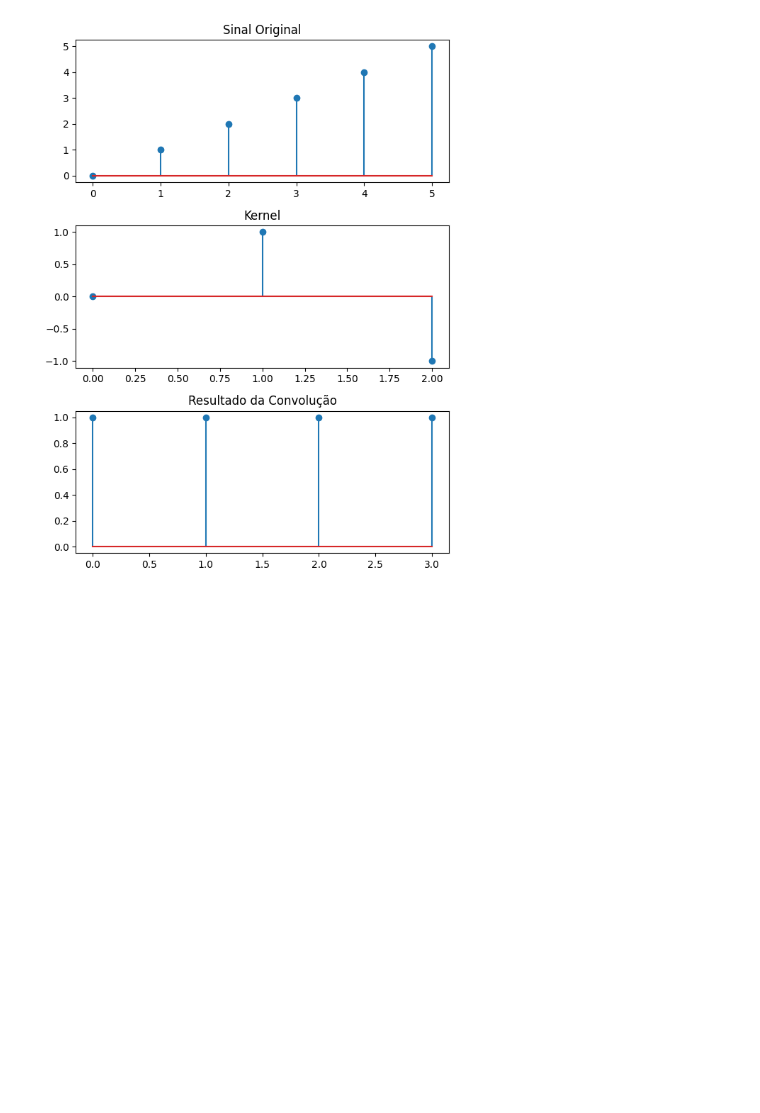
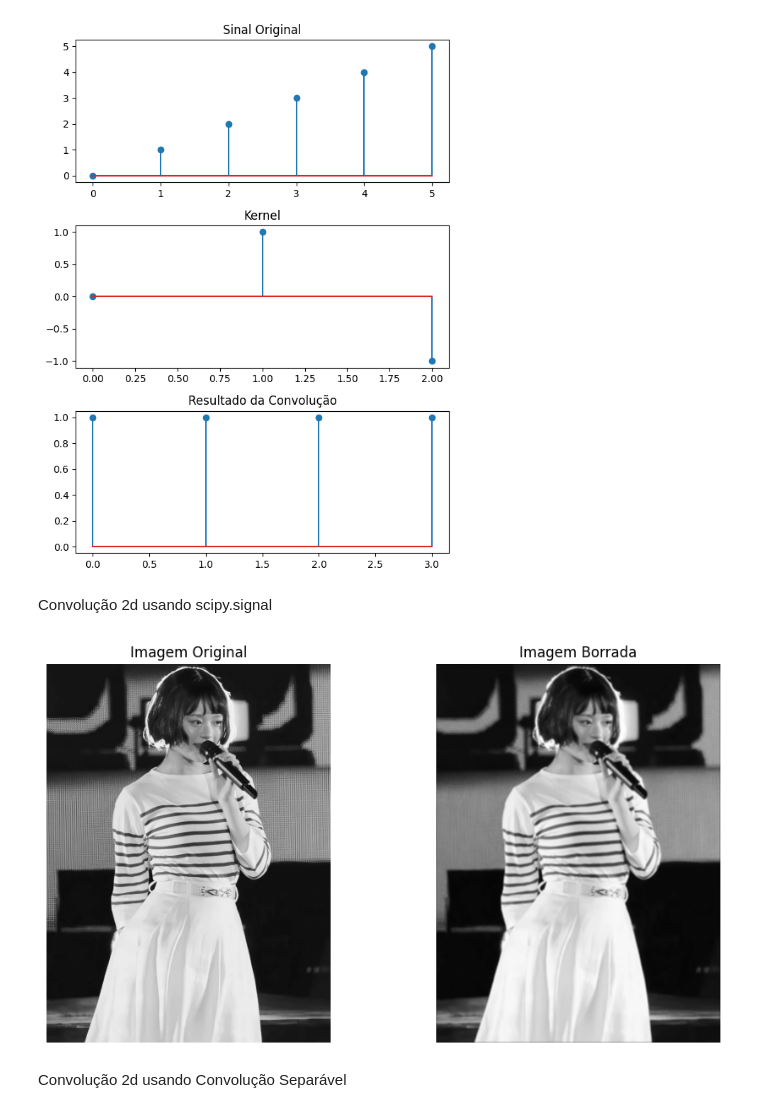
Before and after one commit to ezequiel14carvalho/modelin-and-simulation, a Jupyter notebook: Exercício-Programa 5/EP05__Modelos_Discretosipynb.ipynb, the cells around one changed output. Saved outputs shown, nothing was run; the diff lists cells and outputs as text; code cells hidden in the pictures; blank space fills up the shorter version.

Commit message:
convolução
fiz a 1d e a 2d, mas falta a convolção separável

```diff
--- a/Exercício-Programa 5/EP05__Modelos_Discretosipynb.ipynb
+++ b/Exercício-Programa 5/EP05__Modelos_Discretosipynb.ipynb
@@ -32,3 +36,28 @@ Sinal: [0 1 2 3 4 5]
 Kenel: [ 0  1 -1]
 Resultado da convolução: [1 1 1 1]
 [figure]
+# %% [markdown]
+Convolução 2d usando scipy.signal
+# %%
+image_original = Image.open("Hanni AKA amor da minha vida.jpg")
+image_gray = image_original.convert("L")
+image_matriz = np.array(image_gray)
+kernel_blur = np.ones((5, 5)) / 25
+image_blurred = signal.convolve2d(image_matriz, kernel_blur, mode='same')
+
+fig, axs = plt.subplots(1, 2, figsize=(10, 5))
+
+axs[0].imshow(image_gray, cmap='gray')
+axs[0].set_title('Imagem Original')
+axs[0].axis('off')
+
+axs[1].imshow(image_blurred, cmap='gray')
+axs[1].set_title('Imagem Borrada')
+axs[1].axis('off')
+
+plt.tight_layout()
+plt.show()
+# %% [output]
+[figure, added]
+# %% [markdown]
+Convolução 2d usando Convolução Separável
```
Also changed, not shown: parts of 3 cells of this notebook, 1 other file.
